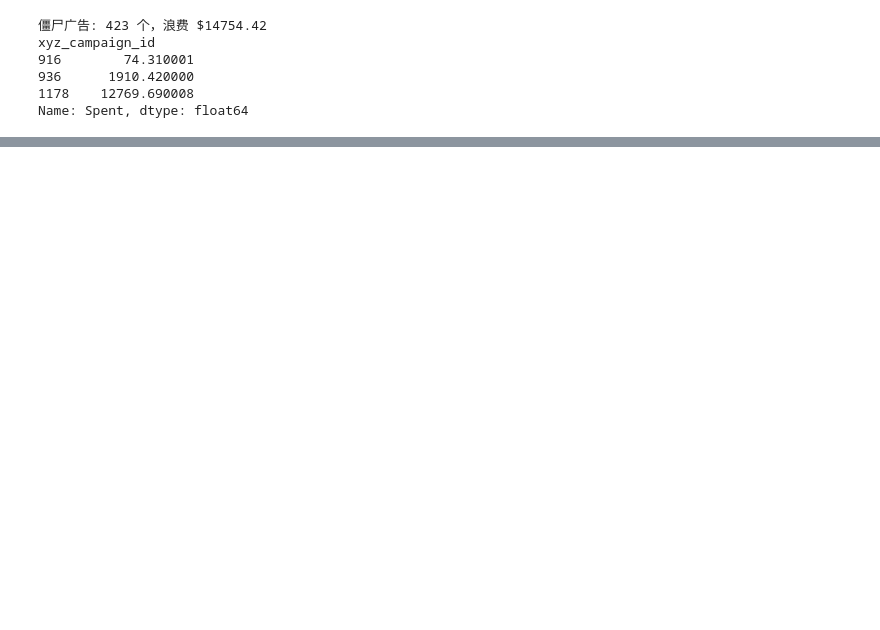
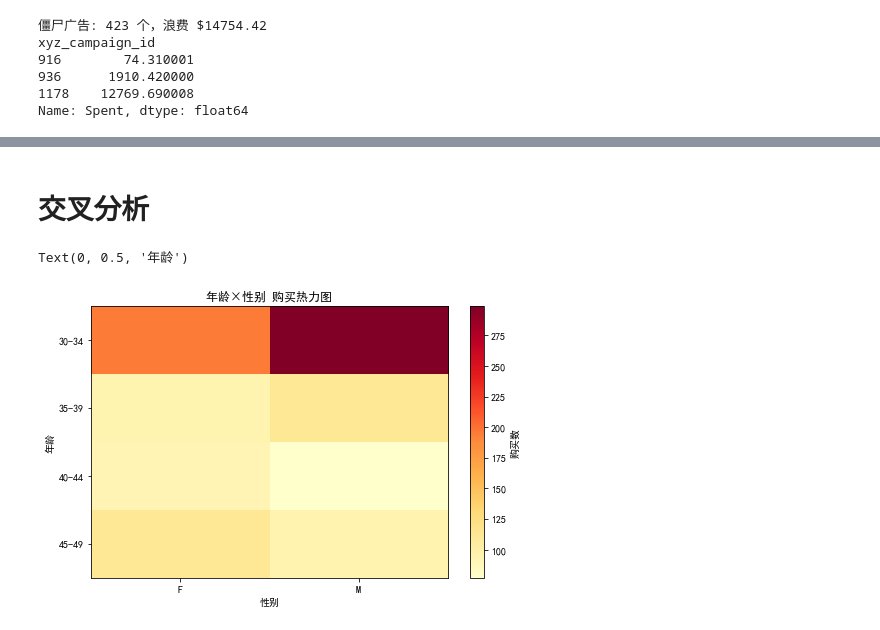
Before and after one commit to Zoeywzy123/ad-campaign-analysis, a Jupyter notebook: 广告.ipynb, the cells around one changed output, grey strips where cells are left out. Saved outputs shown, nothing was run; the diff lists cells and outputs as text; code cells hidden in the pictures; blank space fills up the shorter version.

```diff
--- a/广告.ipynb
+++ b/广告.ipynb
@@ -477,17 +332,0 @@ df_invalid_Approved_Conversion
-# %%
-column_mapping = {
-    'ad_id': '广告ID',
-    'xyz_campaign_id': '公司活动ID',
-    'fb_campaign_id': 'Facebook活动ID',
-    'age': '年龄',
-    'gender': '性别',
-    'interest': '兴趣代码',
-    'Impressions': '展示次数',
-    'Clicks': '点击次数',
-    'Spent': '广告花费',
-    'Total_Conversion': '总转化数',
-    'Approved_Conversion': '获批转化数'
-}
-
-df = df.rename(columns=column_mapping)
-df.head()
@@ -886,0 +419,17 @@ plt.show()
+# %% [markdown]
+# 交叉分析
+# %%
+# 4. 年龄+性别 购买热力图
+age_gender = df.groupby(['age', 'gender'])['Approved_Conversion'].sum().unstack()
+
+plt.figure(figsize=(8,5))
+plt.imshow(age_gender.values, cmap='YlOrRd', aspect='auto')
+plt.colorbar(label='购买数')
+plt.xticks(range(len(age_gender.columns)), age_gender.columns)
+plt.yticks(range(len(age_gender.index)), age_gender.index)
+plt.title('年龄×性别 购买热力图')
+plt.xlabel('性别')
+plt.ylabel('年龄')
+# %% [output]
+Text(0, 0.5, '年龄')
+[figure, added]
```
Also changed, not shown: parts of 42 cells of this notebook.
